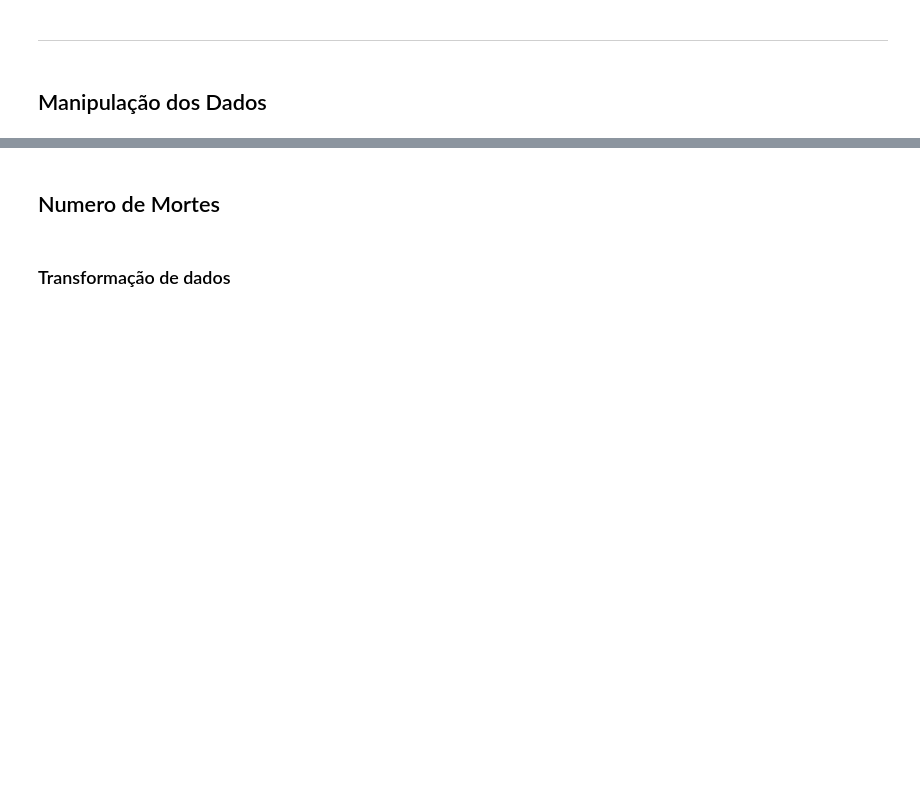
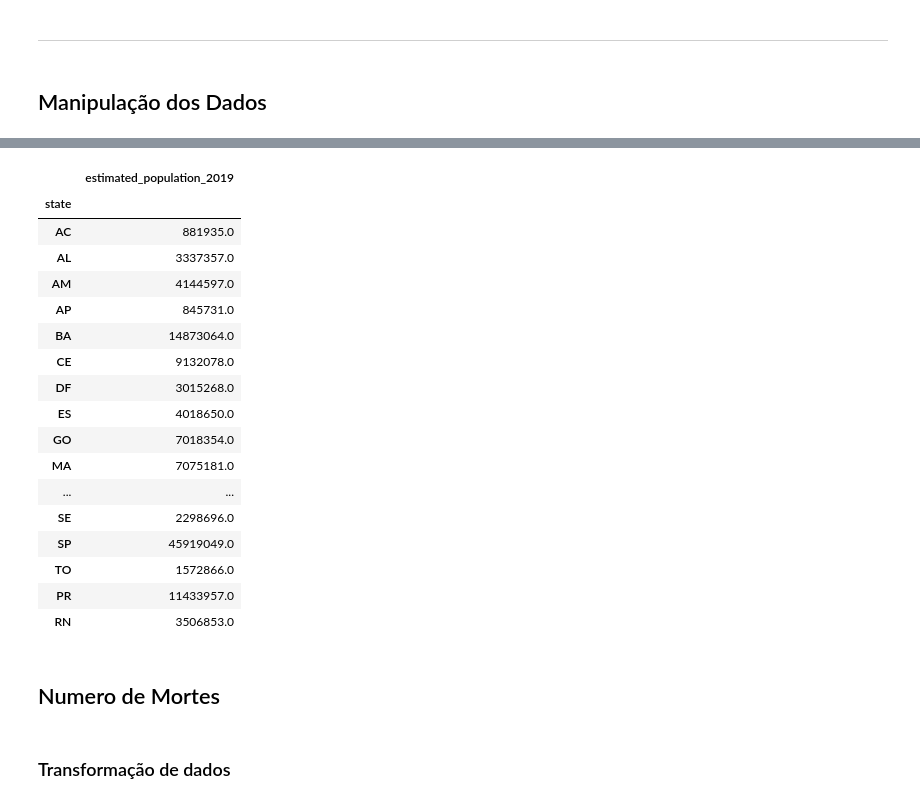
Before and after one commit to fehann/COVID-19-Brazil, a Jupyter notebook: Covid19EstadosBrasileiros.ipynb, the cells around one changed output, grey strips where cells are left out. Cells and saved outputs as stored; diff of their text form; code cells hidden in the pictures; blank space fills up the shorter version.

```diff
--- a/Covid19EstadosBrasileiros.ipynb
+++ b/Covid19EstadosBrasileiros.ipynb
@@ -128,3 +128,29 @@ memory usage: 28.8+ KB
+# %%
+# Tabela de população de cada estado em 2019
+
+states_pop = data_states[['state','estimated_population_2019']]
+states_pop = states_pop.drop_duplicates()
+states_pop.set_index('state', inplace = True)
+states_pop
+# %% [output]
+|  | estimated_population_2019 |
+| state |  |
+| AC | 881935.0 |
+| AL | 3337357.0 |
+| AM | 4144597.0 |
+| AP | 845731.0 |
+| BA | 14873064.0 |
+| CE | 9132078.0 |
+| DF | 3015268.0 |
+| ES | 4018650.0 |
+| GO | 7018354.0 |
+| MA | 7075181.0 |
+| ... | ... |
+| SE | 2298696.0 |
+| SP | 45919049.0 |
+| TO | 1572866.0 |
+| PR | 11433957.0 |
+| RN | 3506853.0 |
 # %% [markdown]
 ## Numero de Mortes
 # %% [markdown]
```
Also changed, not shown: parts of 28 cells of this notebook.
